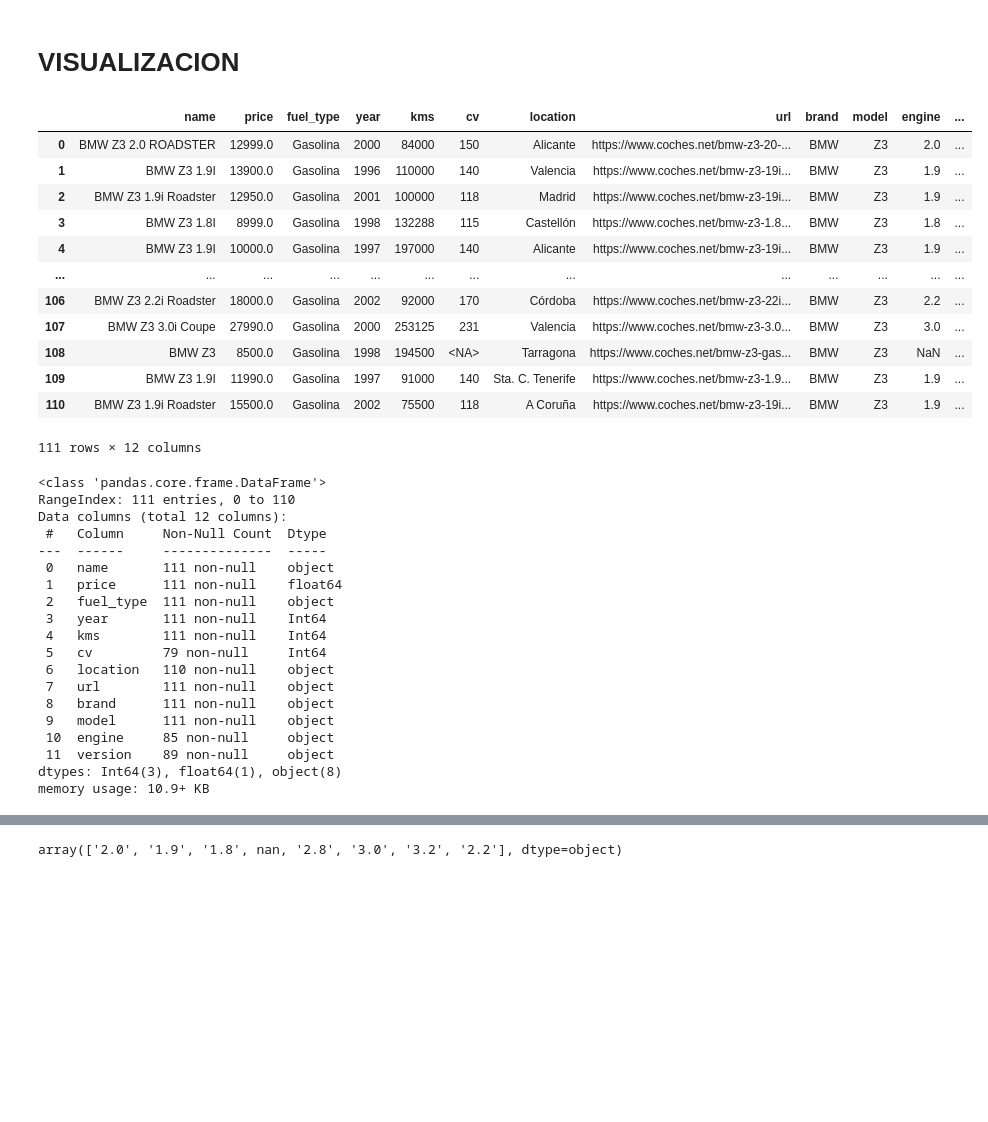
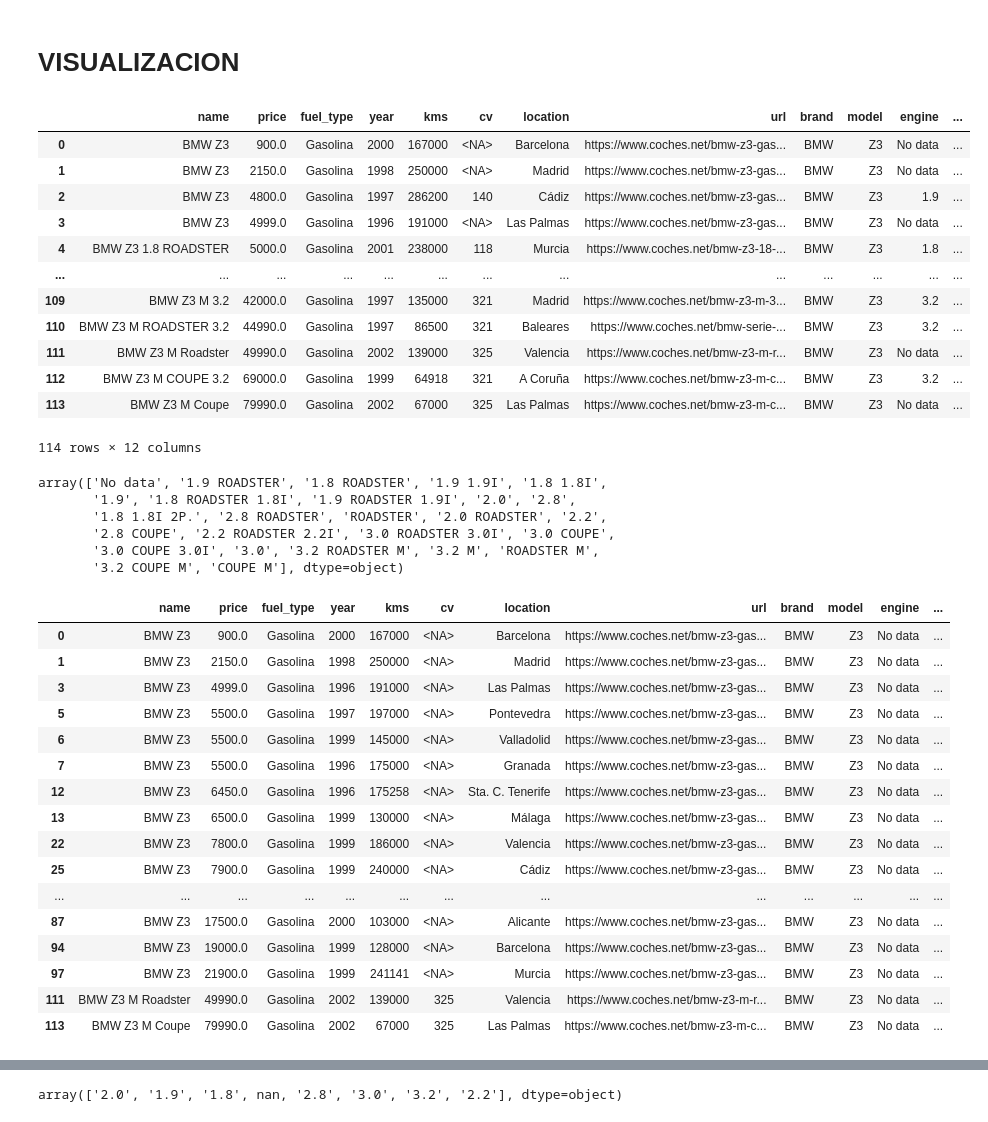
Before and after one commit to MrGG14/CochesNet, a Jupyter notebook: rs.ipynb, the cells around one changed output, grey strips where cells are left out. Saved outputs shown, nothing was run; the diff lists cells and outputs as text; code cells hidden in the pictures; blank space fills up the shorter version.

```diff
--- a/rs.ipynb
+++ b/rs.ipynb
@@ -506,44 +546,51 @@ len(df_infered[df_infered['version'] == 'NA'])
 # %% [markdown]
 # VISUALIZACION
 # %%
-df_infered = pd.read_csv("cochesnet_z3.csv", dtype={'year': 'Int64', 'kms': 'Int64', 'cv': 'Int64', 'engine': 'str'})
+df_infered = pd.read_csv(f"cochesnet_{car}.csv", dtype={'year': 'Int64', 'kms': 'Int64', 'cv': 'Int64', 'engine': 'str'})
 df_infered
 # %% [output]
 |  | name | price | fuel_type | year | kms | cv | location | url | brand | model | engine | ... |
-| 0 | BMW Z3 2.0 ROADSTER | 12999.0 | Gasolina | 2000 | 84000 | 150 | Alicante | https://www.coches.net/bmw-z3-20-... | BMW | Z3 | 2.0 | ... |
-| 1 | BMW Z3 1.9I | 13900.0 | Gasolina | 1996 | 110000 | 140 | Valencia | https://www.coches.net/bmw-z3-19i... | BMW | Z3 | 1.9 | ... |
-| 2 | BMW Z3 1.9i Roadster | 12950.0 | Gasolina | 2001 | 100000 | 118 | Madrid | https://www.coches.net/bmw-z3-19i... | BMW | Z3 | 1.9 | ... |
-| 3 | BMW Z3 1.8I | 8999.0 | Gasolina | 1998 | 132288 | 115 | Castellón | https://www.coches.net/bmw-z3-1.8... | BMW | Z3 | 1.8 | ... |
-| 4 | BMW Z3 1.9I | 10000.0 | Gasolina | 1997 | 197000 | 140 | Alicante | https://www.coches.net/bmw-z3-19i... | BMW | Z3 | 1.9 | ... |
+| 0 | BMW Z3 | 900.0 | Gasolina | 2000 | 167000 | <NA> | Barcelona | https://www.coches.net/bmw-z3-gas... | BMW | Z3 | No data | ... |
+| 1 | BMW Z3 | 2150.0 | Gasolina | 1998 | 250000 | <NA> | Madrid | https://www.coches.net/bmw-z3-gas... | BMW | Z3 | No data | ... |
+| 2 | BMW Z3 | 4800.0 | Gasolina | 1997 | 286200 | 140 | Cádiz | https://www.coches.net/bmw-z3-gas... | BMW | Z3 | 1.9 | ... |
+| 3 | BMW Z3 | 4999.0 | Gasolina | 1996 | 191000 | <NA> | Las Palmas | https://www.coches.net/bmw-z3-gas... | BMW | Z3 | No data | ... |
+| 4 | BMW Z3 1.8 ROADSTER | 5000.0 | Gasolina | 2001 | 238000 | 118 | Murcia | https://www.coches.net/bmw-z3-18-... | BMW | Z3 | 1.8 | ... |
 | ... | ... | ... | ... | ... | ... | ... | ... | ... | ... | ... | ... | ... |
-| 106 | BMW Z3 2.2i Roadster | 18000.0 | Gasolina | 2002 | 92000 | 170 | Córdoba | https://www.coches.net/bmw-z3-22i... | BMW | Z3 | 2.2 | ... |
-| 107 | BMW Z3 3.0i Coupe | 27990.0 | Gasolina | 2000 | 253125 | 231 | Valencia | https://www.coches.net/bmw-z3-3.0... | BMW | Z3 | 3.0 | ... |
-| 108 | BMW Z3 | 8500.0 | Gasolina | 1998 | 194500 | <NA> | Tarragona | https://www.coches.net/bmw-z3-gas... | BMW | Z3 | NaN | ... |
-| 109 | BMW Z3 1.9I | 11990.0 | Gasolina | 1997 | 91000 | 140 | Sta. C. Tenerife | https://www.coches.net/bmw-z3-1.9... | BMW | Z3 | 1.9 | ... |
-| 110 | BMW Z3 1.9i Roadster | 15500.0 | Gasolina | 2002 | 75500 | 118 | A Coruña | https://www.coches.net/bmw-z3-19i... | BMW | Z3 | 1.9 | ... |
+| 109 | BMW Z3 M 3.2 | 42000.0 | Gasolina | 1997 | 135000 | 321 | Madrid | https://www.coches.net/bmw-z3-m-3... | BMW | Z3 | 3.2 | ... |
+| 110 | BMW Z3 M ROADSTER 3.2 | 44990.0 | Gasolina | 1997 | 86500 | 321 | Baleares | https://www.coches.net/bmw-serie-... | BMW | Z3 | 3.2 | ... |
+| 111 | BMW Z3 M Roadster | 49990.0 | Gasolina | 2002 | 139000 | 325 | Valencia | https://www.coches.net/bmw-z3-m-r... | BMW | Z3 | No data | ... |
+| 112 | BMW Z3 M COUPE 3.2 | 69000.0 | Gasolina | 1999 | 64918 | 321 | A Coruña | https://www.coches.net/bmw-z3-m-c... | BMW | Z3 | 3.2 | ... |
+| 113 | BMW Z3 M Coupe | 79990.0 | Gasolina | 2002 | 67000 | 325 | Las Palmas | https://www.coches.net/bmw-z3-m-c... | BMW | Z3 | No data | ... |
-111 rows × 12 columns
+114 rows × 12 columns
+# %%
+df_infered.version.unique()
+# %% [output]
+array(['No data', '1.9 ROADSTER', '1.8 ROADSTER', '1.9 1.9I', '1.8 1.8I',
+       '1.9', '1.8 ROADSTER 1.8I', '1.9 ROADSTER 1.9I', '2.0', '2.8',
+       '1.8 1.8I 2P.', '2.8 ROADSTER', 'ROADSTER', '2.0 ROADSTER', '2.2',
+       '2.8 COUPE', '2.2 ROADSTER 2.2I', '3.0 ROADSTER 3.0I', '3.0 COUPE',
+       '3.0 COUPE 3.0I', '3.0', '3.2 ROADSTER M', '3.2 M', 'ROADSTER M',
+       '3.2 COUPE M', 'COUPE M'], dtype=object)
 # %%
-df_infered.info()
+df_infered[df_infered['engine'] == 'No data']
 # %% [output]
-<class 'pandas.core.frame.DataFrame'>
-RangeIndex: 111 entries, 0 to 110
-Data columns (total 12 columns):
- #   Column     Non-Null Count  Dtype
----  ------     --------------  -----
- 0   name       111 non-null    object
- 1   price      111 non-null    float64
- 2   fuel_type  111 non-null    object
- 3   year       111 non-null    Int64
- 4   kms        111 non-null    Int64
- 5   cv         79 non-null     Int64
- 6   location   110 non-null    object
- 7   url        111 non-null    object
- 8   brand      111 non-null    object
- 9   model      111 non-null    object
- 10  engine     85 non-null     object
- 11  version    89 non-null     object
-dtypes: Int64(3), float64(1), object(8)
-memory usage: 10.9+ KB
+|  | name | price | fuel_type | year | kms | cv | location | url | brand | model | engine | ... |
+| 0 | BMW Z3 | 900.0 | Gasolina | 2000 | 167000 | <NA> | Barcelona | https://www.coches.net/bmw-z3-gas... | BMW | Z3 | No data | ... |
+| 1 | BMW Z3 | 2150.0 | Gasolina | 1998 | 250000 | <NA> | Madrid | https://www.coches.net/bmw-z3-gas... | BMW | Z3 | No data | ... |
+| 3 | BMW Z3 | 4999.0 | Gasolina | 1996 | 191000 | <NA> | Las Palmas | https://www.coches.net/bmw-z3-gas... | BMW | Z3 | No data | ... |
+| 5 | BMW Z3 | 5500.0 | Gasolina | 1997 | 197000 | <NA> | Pontevedra | https://www.coches.net/bmw-z3-gas... | BMW | Z3 | No data | ... |
+| 6 | BMW Z3 | 5500.0 | Gasolina | 1999 | 145000 | <NA> | Valladolid | https://www.coches.net/bmw-z3-gas... | BMW | Z3 | No data | ... |
+| 7 | BMW Z3 | 5500.0 | Gasolina | 1996 | 175000 | <NA> | Granada | https://www.coches.net/bmw-z3-gas... | BMW | Z3 | No data | ... |
+| 12 | BMW Z3 | 6450.0 | Gasolina | 1996 | 175258 | <NA> | Sta. C. Tenerife | https://www.coches.net/bmw-z3-gas... | BMW | Z3 | No data | ... |
+| 13 | BMW Z3 | 6500.0 | Gasolina | 1999 | 130000 | <NA> | Málaga | https://www.coches.net/bmw-z3-gas... | BMW | Z3 | No data | ... |
+| 22 | BMW Z3 | 7800.0 | Gasolina | 1999 | 186000 | <NA> | Valencia | https://www.coches.net/bmw-z3-gas... | BMW | Z3 | No data | ... |
+| 25 | BMW Z3 | 7900.0 | Gasolina | 1999 | 240000 | <NA> | Cádiz | https://www.coches.net/bmw-z3-gas... | BMW | Z3 | No data | ... |
+| ... | ... | ... | ... | ... | ... | ... | ... | ... | ... | ... | ... | ... |
+| 87 | BMW Z3 | 17500.0 | Gasolina | 2000 | 103000 | <NA> | Alicante | https://www.coches.net/bmw-z3-gas... | BMW | Z3 | No data | ... |
+| 94 | BMW Z3 | 19000.0 | Gasolina | 1999 | 128000 | <NA> | Barcelona | https://www.coches.net/bmw-z3-gas... | BMW | Z3 | No data | ... |
+| 97 | BMW Z3 | 21900.0 | Gasolina | 1999 | 241141 | <NA> | Murcia | https://www.coches.net/bmw-z3-gas... | BMW | Z3 | No data | ... |
+| 111 | BMW Z3 M Roadster | 49990.0 | Gasolina | 2002 | 139000 | 325 | Valencia | https://www.coches.net/bmw-z3-m-r... | BMW | Z3 | No data | ... |
+| 113 | BMW Z3 M Coupe | 79990.0 | Gasolina | 2002 | 67000 | 325 | Las Palmas | https://www.coches.net/bmw-z3-m-c... | BMW | Z3 | No data | ... |
 # %%
 # df_infered.version.fillna('NA', inplace=True)
 # df_infered.to_csv("cochesnet_z3.csv", index=False)
```
Also changed, not shown: parts of 14 cells of this notebook, 2 other files.
